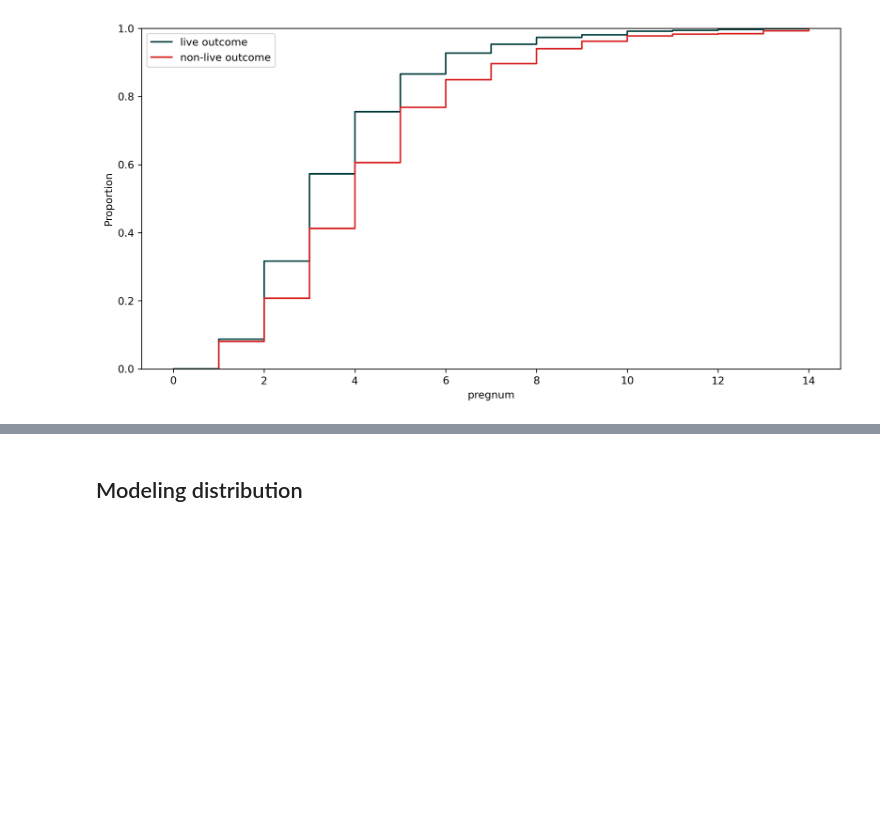
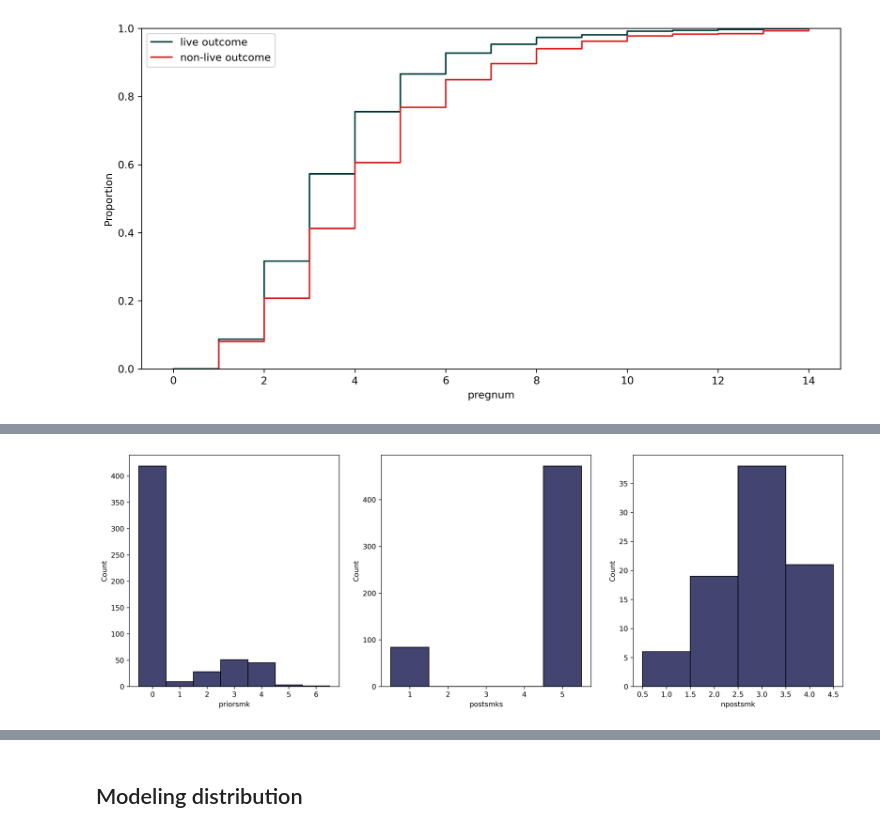
Before and after one commit to ashen007/National-Survey-of-Family-Growth, a Jupyter notebook: National Survey of Family Growth/Notebooks/pregnancy.ipynb, the cells around one changed output, grey strips where cells are left out. Saved outputs shown, nothing was run; the diff lists cells and outputs as text; code cells hidden in the pictures; blank space fills up the shorter version.

```diff
--- a/National Survey of Family Growth/Notebooks/pregnancy.ipynb
+++ b/National Survey of Family Growth/Notebooks/pregnancy.ipynb
@@ -846,0 +897,20 @@ graphing.show
+# %%
+axes = out_rec.subplots([18, 6], 1, 3)
+dead_graph.hist(x='priorsmk',
+                color='#040740',
+                stat='count',
+                discrete=True,
+                ax=axes[0])
+dead_graph.hist(x='postsmks',
+                color='#040740',
+                stat='count',
+                discrete=True,
+                ax=axes[1])
+dead_graph.hist(x='npostsmk',
+                color='#040740',
+                stat='count',
+                discrete=True,
+                ax=axes[2])
+dead_graph.show
+# %% [output]
+[figure, added]
```
Also changed, not shown: parts of 7 cells of this notebook, 2 other files.
